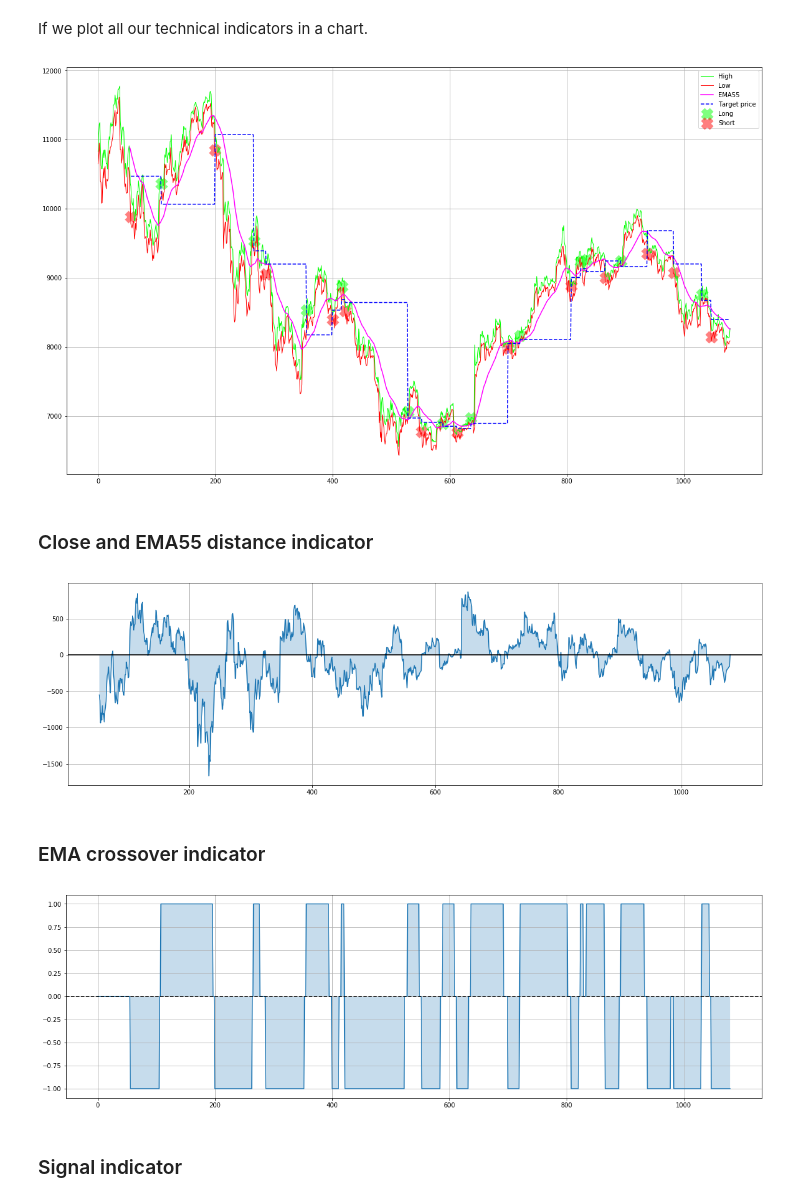
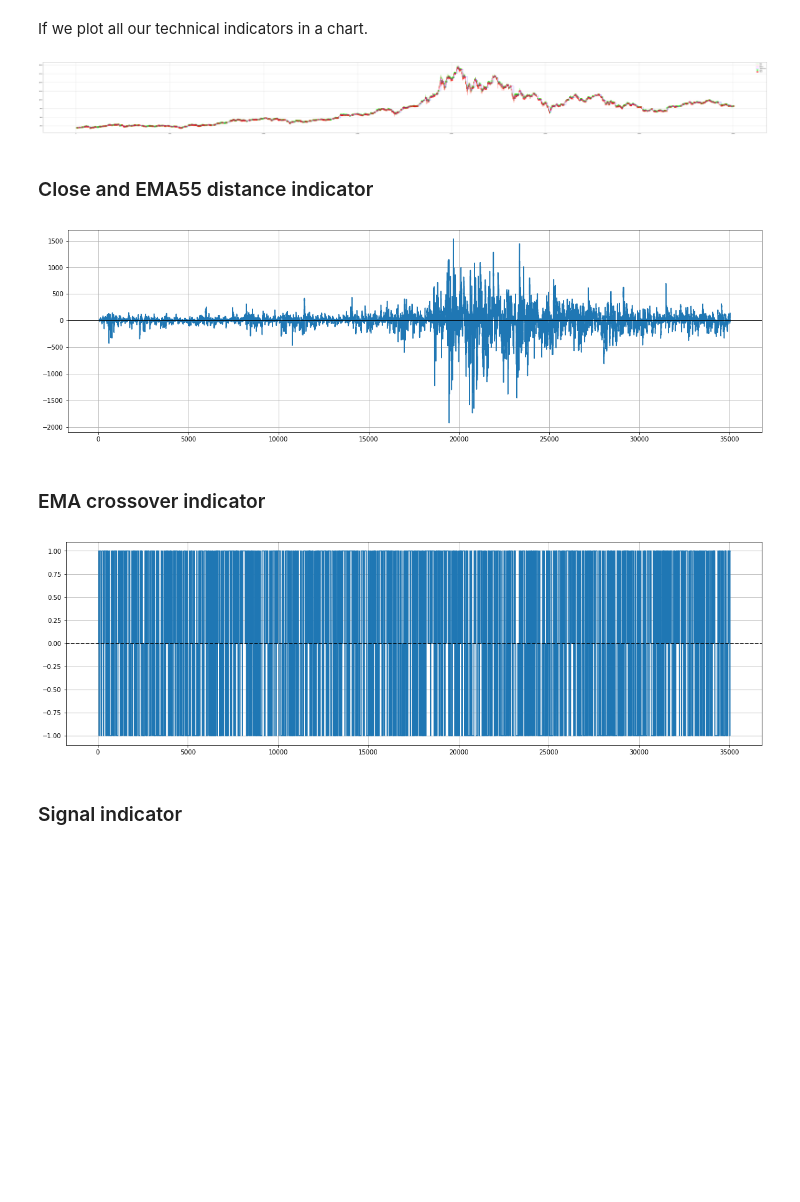
Before and after one commit to darkeclipz/jupyter-notebooks, a Jupyter notebook: Crypto/algotrade/Multi Exponential Moving Average Strategy with Fibonacci Retrace Order Filling.ipynb, the cells around one changed output. Drawn from its saved outputs; the diff is of its cells as text; code cells hidden in the pictures; blank space fills up the shorter version.

```diff
--- a/Crypto/algotrade/Multi Exponential Moving Average Strategy with Fibonacci Retrace Order Filling.ipynb
+++ b/Crypto/algotrade/Multi Exponential Moving Average Strategy with Fibonacci Retrace Order Filling.ipynb
@@ -45,9 +45,9 @@ To run a backtest trading simulation we will need to set it up with parameters.
 We are using data from http://www.poloniex.com API. Our test is done on the `USDT_BTC` pair..
 # %%
 pair = 'USDT_BTC'
-timeframe = 120 * 60
+timeframe = 15 * 60
 end = datetime.utcnow()
-start = end - timedelta(days=90)
+start = end - timedelta(days=365)
 chart = plnx.get_chart(pair, timeframe, start, end)
 # %% [markdown]
 ## Technical Indicators
@@ -132,19 +132,19 @@ for i in range(head, len(chart.index)):
 # %% [markdown]
 If we plot all our technical indicators in a chart.
 # %%
-plt.figure(figsize(20,12))
+plt.figure(figsize(120,12))
 plot(chart['high'], c='lime', lw=1, alpha=1)
 plot(chart['low'], c='red', lw=1, alpha=1)
 plot(chart['ema55'], c='magenta')
 plot(chart.loc[chart['target_price'] > 0]['target_price'], c='b', ls='dashed')
 dbg_long = chart.loc[chart['dbg_long'] > 0]
 dbg_short = chart.loc[chart['dbg_short'] > 0]
 scatter(dbg_long.index, dbg_long['close'], c='lime', lw=20, marker='x', alpha=0.5)
 scatter(dbg_short.index, dbg_short['close'], c='red', lw=20, marker='x', alpha=0.5)
 legend(['High', 'Low', 'EMA55', 'Target price', 'Long', 'Short'])
 grid()
 # %% [output]
-[figure, old version]
+[figure, new version]
 # %% [markdown]
 ### Close and EMA55 distance indicator
 # %%
@@ -155,7 +155,7 @@ fill_between(range(len(chart.index)), chart['dist'], alpha=0.25)
 axhline(0,c='black')
 grid()
 # %% [output]
-[figure, old version]
+[figure, new version]
 # %% [markdown]
 ### EMA crossover indicator
 # %%
@@ -164,7 +164,7 @@ fill_between(range(len(chart.index)), chart['crossover'], alpha=0.25)
 axhline(0, ls='dashed', c='black')
 grid();
 # %% [output]
-[figure, old version]
+[figure, new version]
 # %% [markdown]
 ### Signal indicator
 # %%
```
Also changed, not shown: parts of 17 cells of this notebook, 16 other files.
